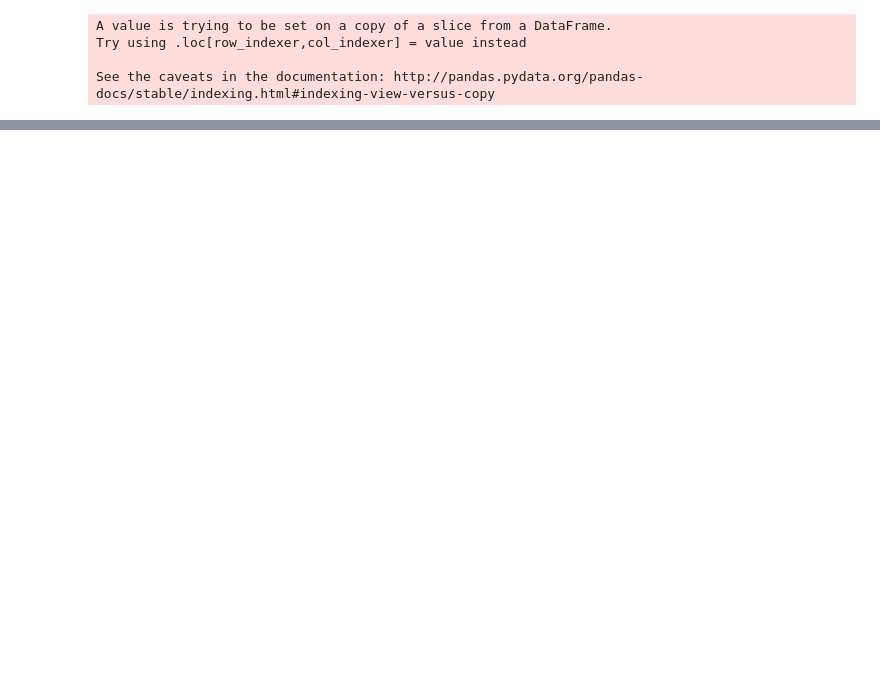
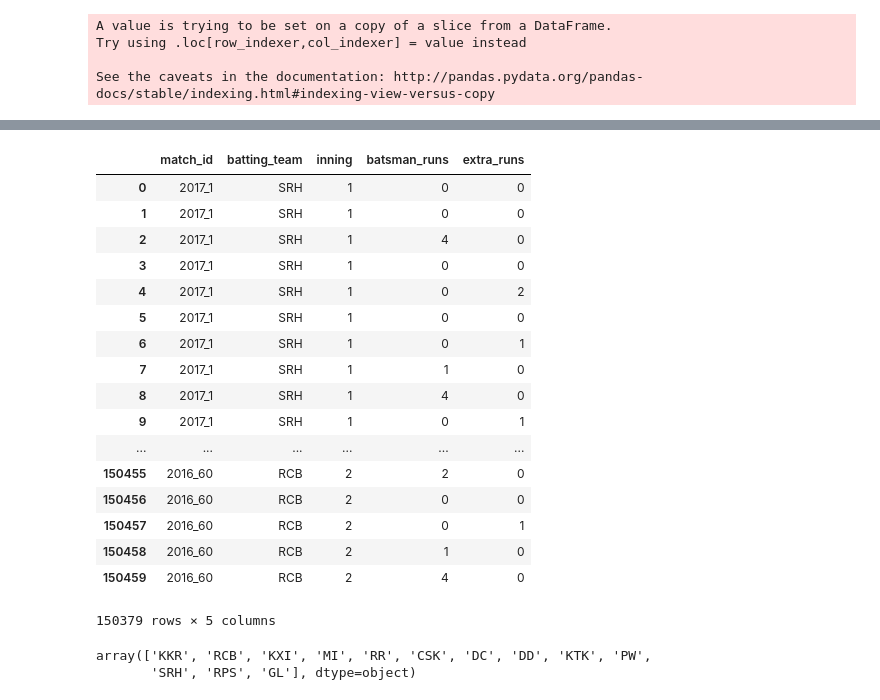
Before and after one commit to venugopalshetty1/datahackIPL, a Jupyter notebook: Untitled1 (3).ipynb, the cells around one changed output, grey strips where cells are left out. Cells and saved outputs as stored; diff of their text form; code cells hidden in the pictures; blank space fills up the shorter version.

```diff
--- a/Untitled1 (3).ipynb
+++ b/Untitled1 (3).ipynb
@@ -683,0 +904,23 @@ plotly.offline.iplot({
+# %%
+team_scores=ball_by_ball[(ball_by_ball['inning']==1) | (ball_by_ball['inning']==2)][['match_id','batting_team','inning','batsman_runs','extra_runs']]
+# %%
+team_scores
+# %% [output]
+|  | match_id | batting_team | inning | batsman_runs | extra_runs |
+| 0 | 2017_1 | SRH | 1 | 0 | 0 |
+| 1 | 2017_1 | SRH | 1 | 0 | 0 |
+| 2 | 2017_1 | SRH | 1 | 4 | 0 |
+| 3 | 2017_1 | SRH | 1 | 0 | 0 |
+| 4 | 2017_1 | SRH | 1 | 0 | 2 |
+| 5 | 2017_1 | SRH | 1 | 0 | 0 |
+| 6 | 2017_1 | SRH | 1 | 0 | 1 |
+| 7 | 2017_1 | SRH | 1 | 1 | 0 |
+| 8 | 2017_1 | SRH | 1 | 4 | 0 |
+| 9 | 2017_1 | SRH | 1 | 0 | 1 |
+| ... | ... | ... | ... | ... | ... |
+| 150455 | 2016_60 | RCB | 2 | 2 | 0 |
+| 150456 | 2016_60 | RCB | 2 | 0 | 0 |
+| 150457 | 2016_60 | RCB | 2 | 0 | 1 |
+| 150458 | 2016_60 | RCB | 2 | 1 | 0 |
+| 150459 | 2016_60 | RCB | 2 | 4 | 0 |
+150379 rows × 5 columns
@@ -683,0 +936,5 @@ plotly.offline.iplot({
+# %%
+team_scores['batting_team'].unique()
+# %% [output]
+array(['KKR', 'RCB', 'KXI', 'MI', 'RR', 'CSK', 'DC', 'DD', 'KTK', 'PW',
+       'SRH', 'RPS', 'GL'], dtype=object)
```
Also changed, not shown: parts of 35 cells of this notebook.
